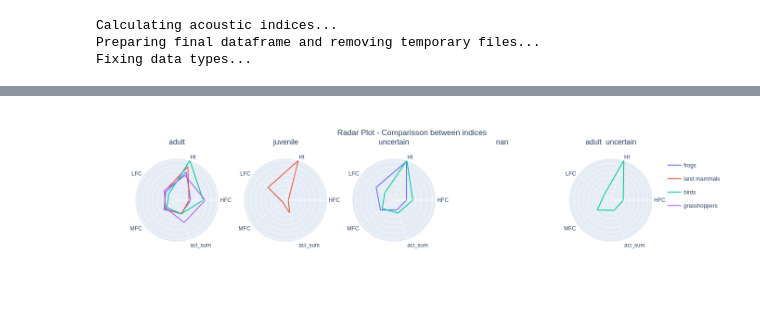
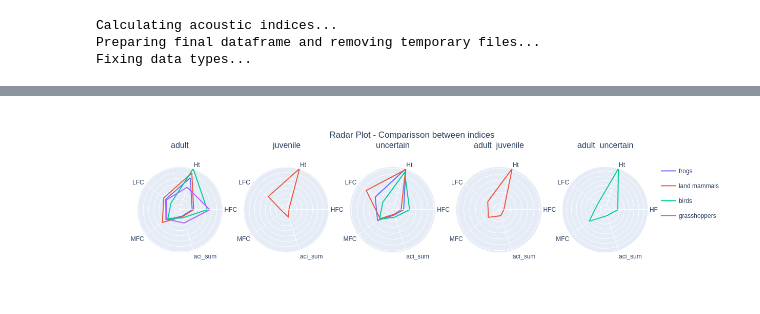
Before and after one commit to maui-software/maui-software-examples, a Jupyter notebook: maui_example_summary_visualizations.ipynb, the cells around one changed output, grey strips where cells are left out. Cells and saved outputs as stored; diff of their text form; code cells hidden in the pictures.

Commit message:
enhance eda and summary visualizations notebooks

```diff
--- a/maui_example_summary_visualizations.ipynb
+++ b/maui_example_summary_visualizations.ipynb
@@ -91,8 +219,11 @@ def convert_mp3_to_wav(df, file_path_col, output_dir):
   # Create column to store the new file path of the audio converted to wav
   df['output_file_path'] = None
 
+  print(df.shape[0])
+
   for index, row in tqdm(df.iterrows(), total=df.shape[0], desc="Converting files"):
       file_path = row[file_path_col]
+      wav_file_path = None
       if file_path.endswith('.mp3'):
           try:
               # Defines the WAV file path
@@ -101,26 +232,33 @@ def convert_mp3_to_wav(df, file_path_col, output_dir):
               wav_file_path = os.path.join(output_dir, wav_file_name)
 
               # Convert MP3 to WAV
-              ffmpeg.input(file_path).output(wav_file_path).run(overwrite_output=True)
+              ffmpeg\
+              .input(file_path)\
+              .output(wav_file_path)\
+              .global_args('-hide_banner', '-loglevel', 'error')\
+              .run(overwrite_output=True)
 
-              # Validate the conversion
-              try:
-                  wavfile.read(wav_file_path)
-                  df.at[index, 'output_file_path'] = wav_file_path
-                  successful_conversions += 1
-              except Exception:
-                  os.remove(wav_file_path)
-                  invalid_indices.append(index)
-                  failed_conversions += 1
+
           except Exception:
+              print('entrou')
               invalid_indices.append(index)
               failed_conversions += 1
+
+      # Validate the conversion
+      if wav_file_path is None: wav_file_path = file_path
+      try:
+        wavfile.read(wav_file_path)
+        df.at[index, 'output_file_path'] = wav_file_path
+        successful_conversions += 1
+      except Exception:
+        os.remove(wav_file_path)
+        invalid_indices.append(index)
+        failed_conversions += 1
 
   # Remove lines with invalid conversion
   df.drop(index=invalid_indices, inplace=True)
 
   print(f"Successfully converted audios: {successful_conversions}")
-  print(f"Unsuccessfully converted audios: {failed_conversions}")
 
   return df
 
@@ -229,7 +406,7 @@ In this example notebook, the goal is to create visualizations that summarize th
 # %%
-df_valid = df_indices.dropna(subset=['group'])
-fig = visualizations.indices_radar_plot(df_valid, indices=['aci_sum', 'Ht', 'LFC', 'MFC', 'HFC'], agg_type='mean', group_by=['stage', 'group'], max_cols=5)
+df_valid = df_indices.dropna(subset=['group', 'stage'])
+fig = visualizations.indices_radar_plot(df_valid, indices=['aci_sum', 'Ht', 'LFC', 'MFC', 'HFC'], agg_type='mean', group_by=['stage', 'group'], max_cols=6)
 # %% [output]
-[figure, old version]
+[figure, new version]
 # %% [markdown]
 ## 4.2. Histogram plot
```
Also changed, not shown: parts of 20 cells of this notebook, 2 other files.
